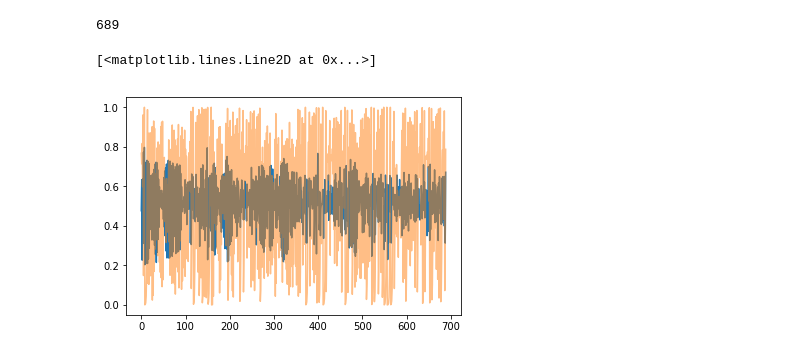
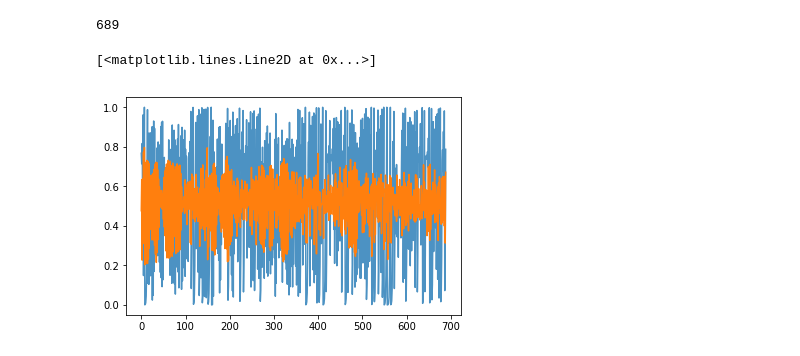
Before and after one commit to FernandoFavoretti/mixture_of_experts, a Jupyter notebook: Mistura_de_especialistas.ipynb, the cells around one changed output. Cells and saved outputs as stored; diff of their text form; code cells hidden in the pictures.

```diff
--- a/Mistura_de_especialistas.ipynb
+++ b/Mistura_de_especialistas.ipynb
@@ -167,8 +170,8 @@ X_train.shape[0]
 # %% [output]
 689
 # %%
+plt.plot(df[:y_train.shape[0]],alpha=0.8)
 plt.plot(saida_final)
-plt.plot(df[:y_train.shape[0]],alpha=0.5)
 # %% [output]
 [<matplotlib.lines.Line2D at 0x...>]
-[figure, old version]
+[figure, new version]
```
Also changed, not shown: parts of 6 cells of this notebook, 11 other files.
